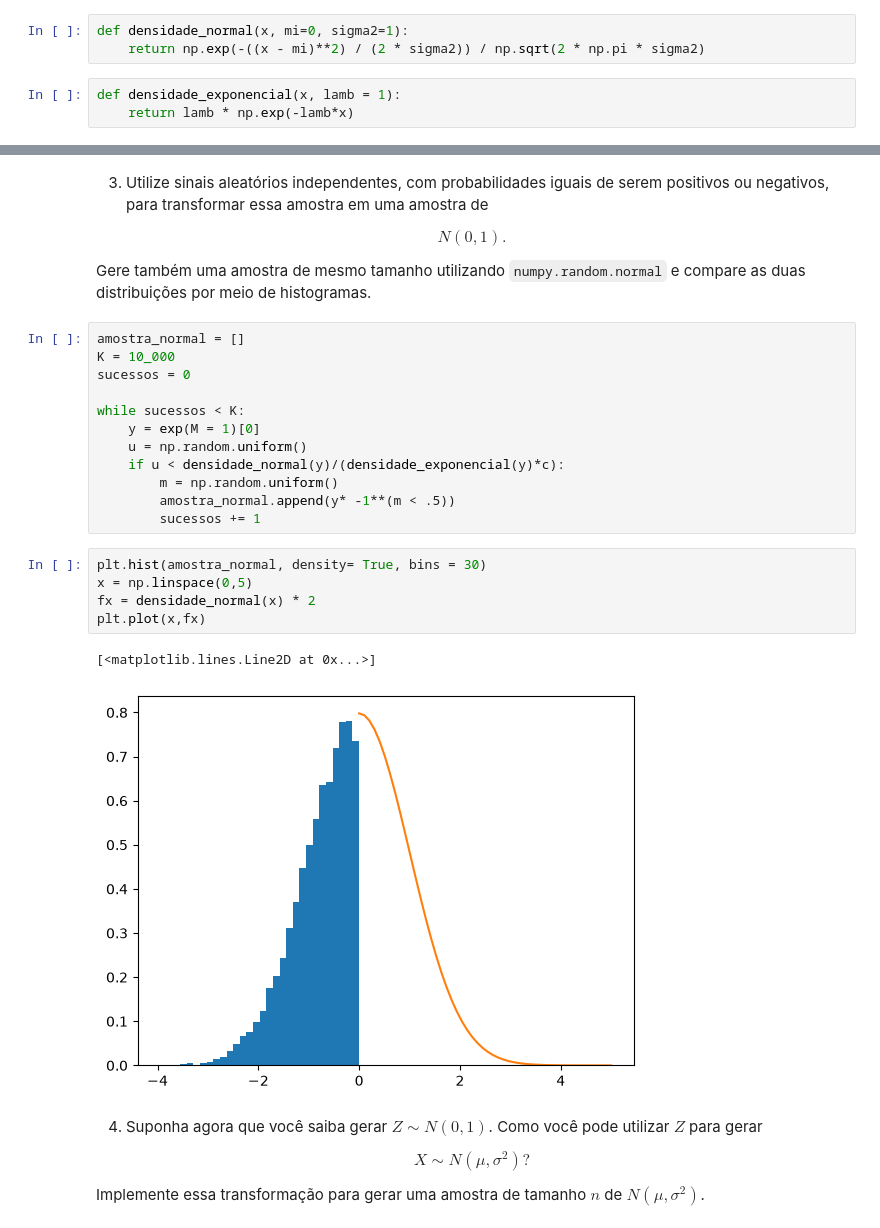
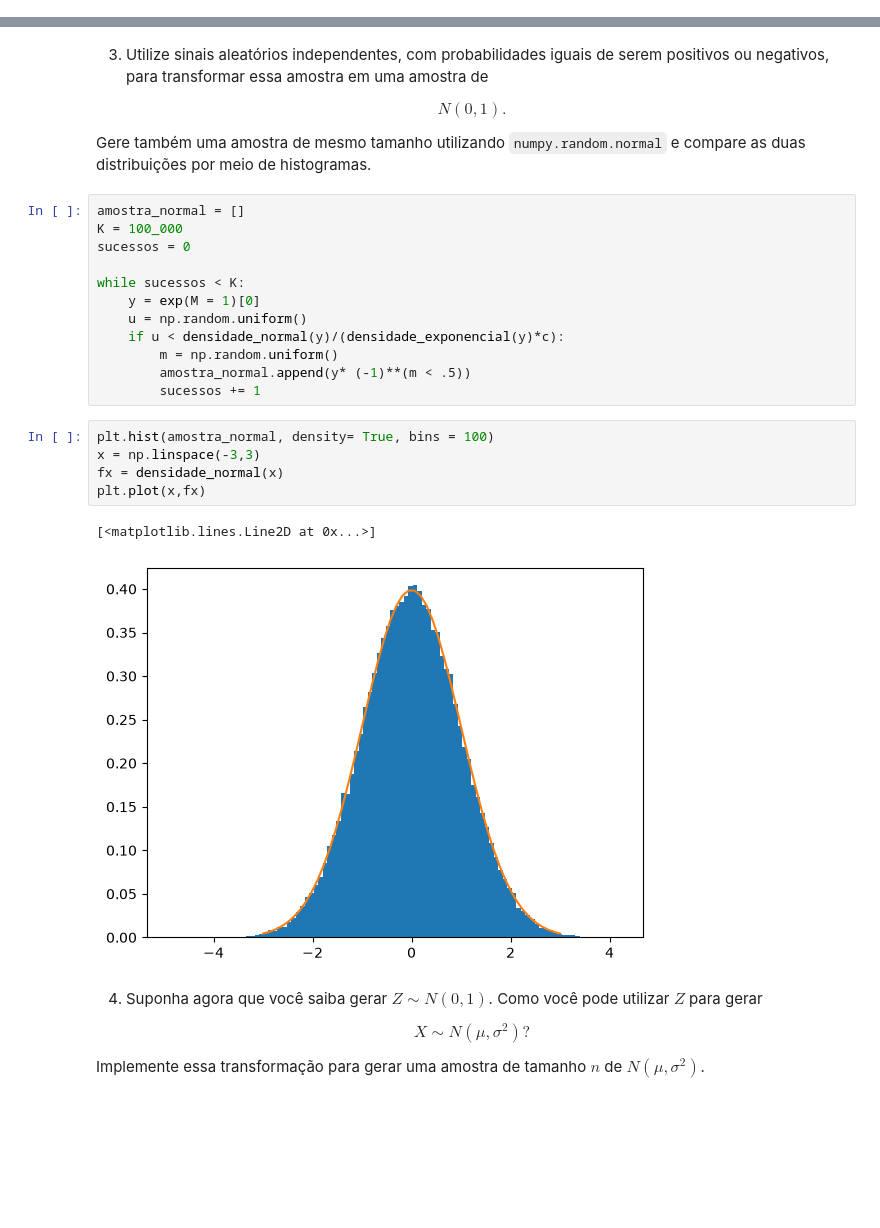
Before and after one commit to BenvenutiMateus/prog-estat, a Jupyter notebook: labs/lab8.ipynb, the cells around one changed output, grey strips where cells are left out. Cells and saved outputs as stored; diff of their text form; blank space fills up the shorter version.

Commit message:
Fix negative normal

```diff
--- a/labs/lab8.ipynb
+++ b/labs/lab8.ipynb
@@ -38,12 +38,6 @@ c
 np.float64(1.315489246958914)
 # %% [markdown]
 2. A partir do resultado anterior, implemente em Python um algoritmo de rejeição-aceitação para gerar uma amostra de tamanho $n$ da distribuição de $|N(0,1)|$.
-# %%
-def densidade_normal(x, mi=0, sigma2=1):
-    return np.exp(-((x - mi)**2) / (2 * sigma2)) / np.sqrt(2 * np.pi * sigma2)
-# %%
-def densidade_exponencial(x, lamb = 1):
-    return lamb * np.exp(-lamb*x)
 # %%
 amostra_normal = []
 K = 10_000
@@ -73,7 +67,7 @@ $$
 Gere também uma amostra de mesmo tamanho utilizando `numpy.random.normal` e compare as duas distribuições por meio de histogramas.
 # %%
 amostra_normal = []
-K = 10_000
+K = 100_000
 sucessos = 0
 
 while sucessos < K:
@@ -81,16 +75,16 @@ while sucessos < K:
     u = np.random.uniform()
     if u < densidade_normal(y)/(densidade_exponencial(y)*c):
         m = np.random.uniform()
-        amostra_normal.append(y* -1**(m < .5))
+        amostra_normal.append(y* (-1)**(m < .5))
         sucessos += 1
 # %%
-plt.hist(amostra_normal, density= True, bins = 30)
-x = np.linspace(0,5)
-fx = densidade_normal(x) * 2
+plt.hist(amostra_normal, density= True, bins = 100)
+x = np.linspace(-3,3)
+fx = densidade_normal(x)
 plt.plot(x,fx)
 # %% [output]
 [<matplotlib.lines.Line2D at 0x...>]
-[figure, old version]
+[figure, new version]
 # %% [markdown]
 4. Suponha agora que você saiba gerar $Z\sim N(0,1)$. Como você pode utilizar $Z$ para gerar
 
```
Also changed, not shown: parts of 2 cells of this notebook.
